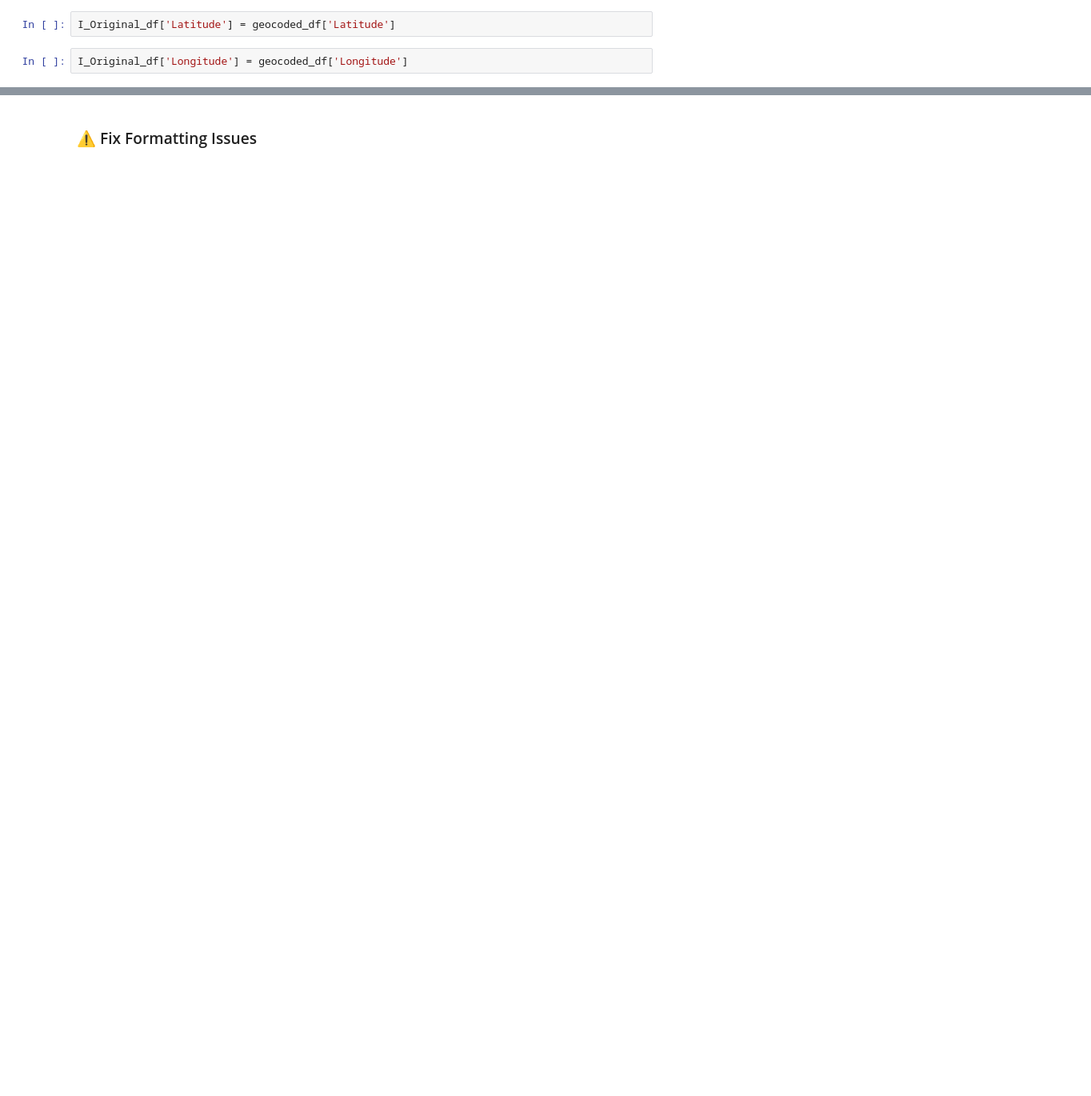
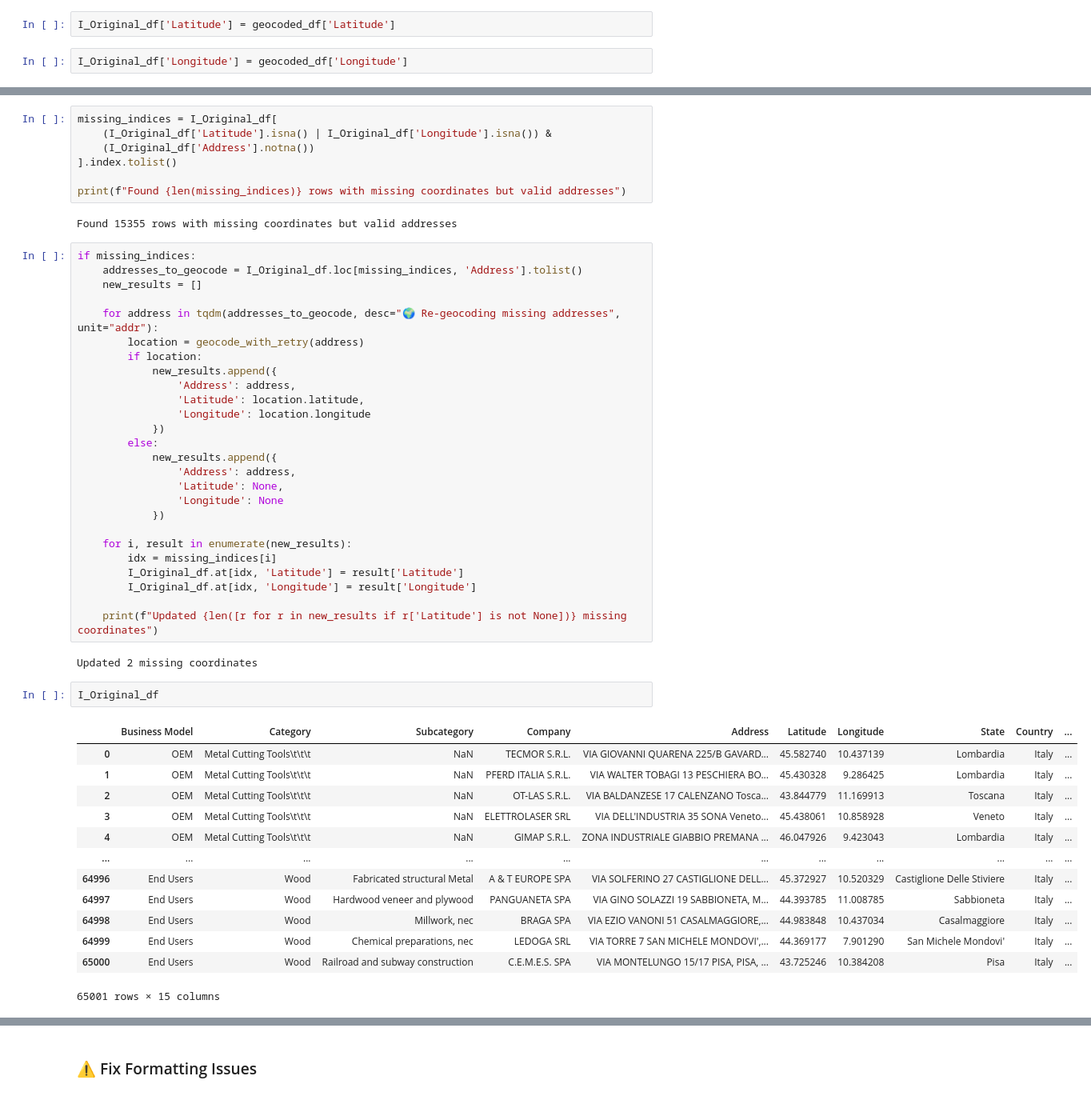
Before and after one commit to mitano-17/Nidec-Drives-Data-Cleaning, a Jupyter notebook: Dataset_Italy_Cleaner.ipynb, the cells around one changed output, grey strips where cells are left out. Shown at 80% size. Drawn from its saved outputs; the diff is of its cells as text; blank space fills up the shorter version.

Commit message:
resolved country, annual sales, employees, and missing coordinates

```diff
--- a/Dataset_Italy_Cleaner.ipynb
+++ b/Dataset_Italy_Cleaner.ipynb
@@ -213,0 +217,53 @@ I_Original_df['Longitude'] = geocoded_df['Longitude']
+# %%
+missing_indices = I_Original_df[
+    (I_Original_df['Latitude'].isna() | I_Original_df['Longitude'].isna()) &
+    (I_Original_df['Address'].notna())
+].index.tolist()
+
+print(f"Found {len(missing_indices)} rows with missing coordinates but valid addresses")
+# %% [output]
+Found 15355 rows with missing coordinates but valid addresses
+# %%
+if missing_indices:
+    addresses_to_geocode = I_Original_df.loc[missing_indices, 'Address'].tolist()
+    new_results = []
+
+    for address in tqdm(addresses_to_geocode, desc="🌍 Re-geocoding missing addresses", unit="addr"):
+        location = geocode_with_retry(address)
+        if location:
+            new_results.append({
+                'Address': address,
+                'Latitude': location.latitude,
+                'Longitude': location.longitude
+            })
+        else:
+            new_results.append({
+                'Address': address,
+                'Latitude': None,
+                'Longitude': None
+            })
+
+    for i, result in enumerate(new_results):
+        idx = missing_indices[i]
+        I_Original_df.at[idx, 'Latitude'] = result['Latitude']
+        I_Original_df.at[idx, 'Longitude'] = result['Longitude']
+
+    print(f"Updated {len([r for r in new_results if r['Latitude'] is not None])} missing coordinates")
+# %% [output]
+Updated 2 missing coordinates
+# %%
+I_Original_df
+# %% [output]
+|  | Business Model | Category | Subcategory | Company | Address | Latitude | Longitude | State | Country | ... |
+| 0 | OEM | Metal Cutting Tools\t\t\t | NaN | TECMOR S.R.L. | VIA GIOVANNI QUARENA 225/B GAVARD... | 45.582740 | 10.437139 | Lombardia | Italy | ... |
+| 1 | OEM | Metal Cutting Tools\t\t\t | NaN | PFERD ITALIA S.R.L. | VIA WALTER TOBAGI 13 PESCHIERA BO... | 45.430328 | 9.286425 | Lombardia | Italy | ... |
+| 2 | OEM | Metal Cutting Tools\t\t\t | NaN | OT-LAS S.R.L. | VIA BALDANZESE 17 CALENZANO Tosca... | 43.844779 | 11.169913 | Toscana | Italy | ... |
+| 3 | OEM | Metal Cutting Tools\t\t\t | NaN | ELETTROLASER SRL | VIA DELL'INDUSTRIA 35 SONA Veneto... | 45.438061 | 10.858928 | Veneto | Italy | ... |
+| 4 | OEM | Metal Cutting Tools\t\t\t | NaN | GIMAP S.R.L. | ZONA INDUSTRIALE GIABBIO PREMANA ... | 46.047926 | 9.423043 | Lombardia | Italy | ... |
+| ... | ... | ... | ... | ... | ... | ... | ... | ... | ... | ... |
+| 64996 | End Users | Wood | Fabricated structural Metal | A & T EUROPE SPA | VIA SOLFERINO 27 CASTIGLIONE DELL... | 45.372927 | 10.520329 | Castiglione Delle Stiviere | Italy | ... |
+| 64997 | End Users | Wood | Hardwood veneer and plywood | PANGUANETA SPA | VIA GINO SOLAZZI 19 SABBIONETA, M... | 44.393785 | 11.008785 | Sabbioneta | Italy | ... |
+| 64998 | End Users | Wood | Millwork, nec | BRAGA SPA | VIA EZIO VANONI 51 CASALMAGGIORE,... | 44.983848 | 10.437034 | Casalmaggiore | Italy | ... |
+| 64999 | End Users | Wood | Chemical preparations, nec | LEDOGA SRL | VIA TORRE 7 SAN MICHELE MONDOVI',... | 44.369177 | 7.901290 | San Michele Mondovi' | Italy | ... |
+| 65000 | End Users | Wood | Railroad and subway construction | C.E.M.E.S. SPA | VIA MONTELUNGO 15/17 PISA, PISA, ... | 43.725246 | 10.384208 | Pisa | Italy | ... |
+65001 rows × 15 columns
```
Also changed, not shown: parts of 26 cells of this notebook.
